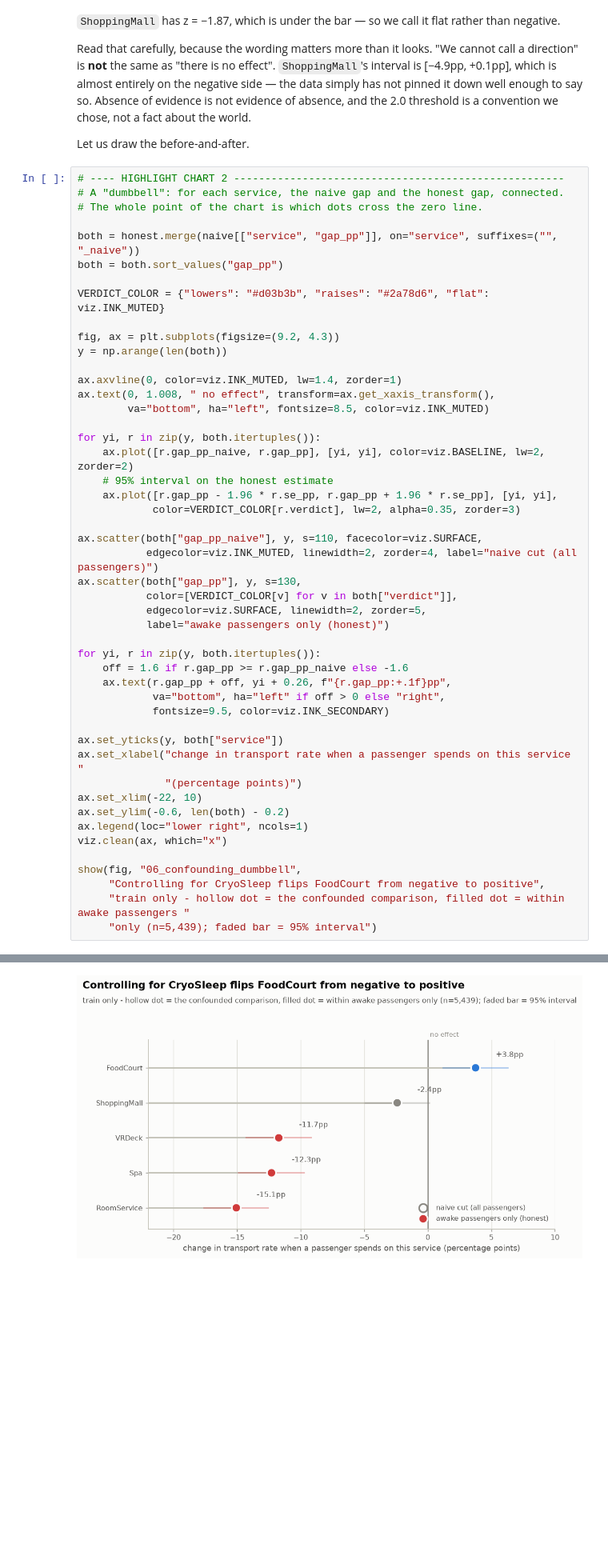
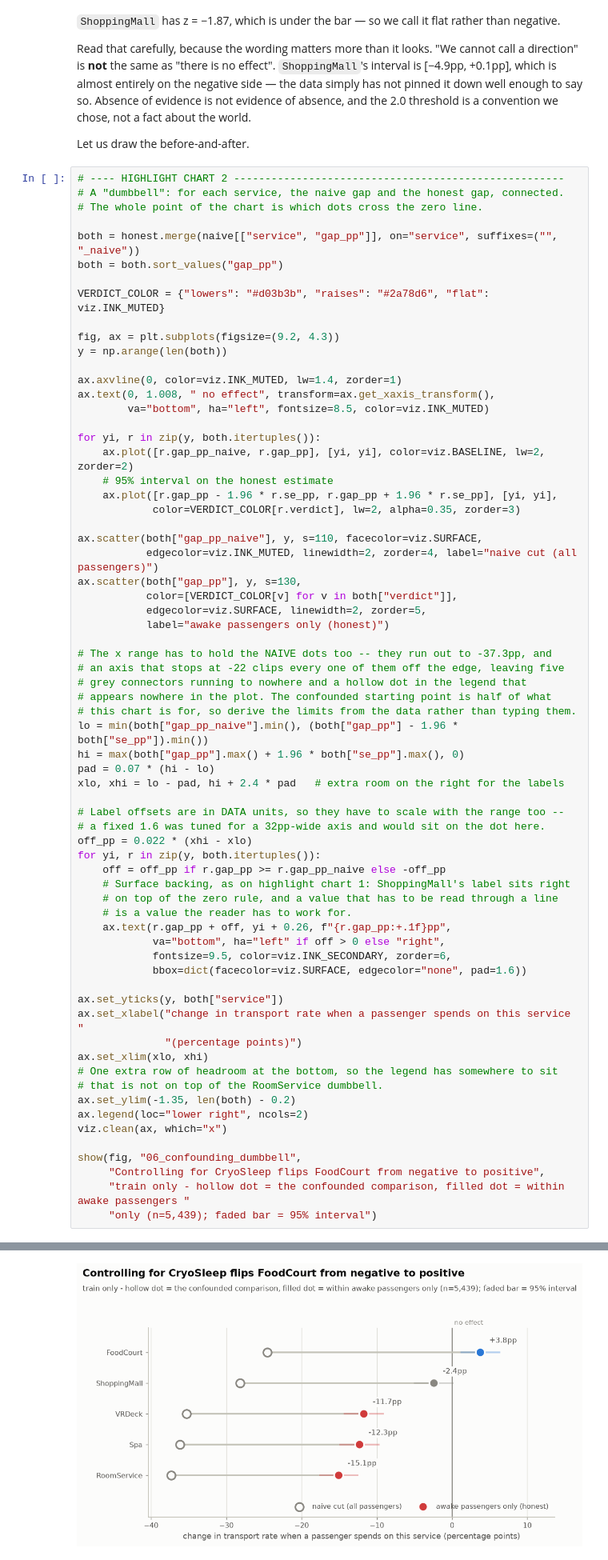
Before and after one commit to AokDesu/csc345-spaceship-titanic, a Jupyter notebook: notebooks/01_eda_walkthrough.ipynb, the cells around one changed output, grey strips where cells are left out. Shown at 80% size. Cells and saved outputs as stored; diff of their text form; blank space fills up the shorter version.

```diff
--- a/notebooks/01_eda_walkthrough.ipynb
+++ b/notebooks/01_eda_walkthrough.ipynb
@@ -651,39 +651,58 @@ ax.text(0, 1.008, " no effect", transform=ax.get_xaxis_transform(),
         va="bottom", ha="left", fontsize=8.5, color=viz.INK_MUTED)
 
 for yi, r in zip(y, both.itertuples()):
     ax.plot([r.gap_pp_naive, r.gap_pp], [yi, yi], color=viz.BASELINE, lw=2, zorder=2)
     # 95% interval on the honest estimate
     ax.plot([r.gap_pp - 1.96 * r.se_pp, r.gap_pp + 1.96 * r.se_pp], [yi, yi],
             color=VERDICT_COLOR[r.verdict], lw=2, alpha=0.35, zorder=3)
 
 ax.scatter(both["gap_pp_naive"], y, s=110, facecolor=viz.SURFACE,
            edgecolor=viz.INK_MUTED, linewidth=2, zorder=4, label="naive cut (all passengers)")
 ax.scatter(both["gap_pp"], y, s=130,
            color=[VERDICT_COLOR[v] for v in both["verdict"]],
            edgecolor=viz.SURFACE, linewidth=2, zorder=5,
            label="awake passengers only (honest)")
 
+# The x range has to hold the NAIVE dots too -- they run out to -37.3pp, and
+# an axis that stops at -22 clips every one of them off the edge, leaving five
+# grey connectors running to nowhere and a hollow dot in the legend that
+# appears nowhere in the plot. The confounded starting point is half of what
+# this chart is for, so derive the limits from the data rather than typing them.
+lo = min(both["gap_pp_naive"].min(), (both["gap_pp"] - 1.96 * both["se_pp"]).min())
+hi = max(both["gap_pp"].max() + 1.96 * both["se_pp"].max(), 0)
+pad = 0.07 * (hi - lo)
+xlo, xhi = lo - pad, hi + 2.4 * pad   # extra room on the right for the labels
+
+# Label offsets are in DATA units, so they have to scale with the range too --
+# a fixed 1.6 was tuned for a 32pp-wide axis and would sit on the dot here.
+off_pp = 0.022 * (xhi - xlo)
 for yi, r in zip(y, both.itertuples()):
-    off = 1.6 if r.gap_pp >= r.gap_pp_naive else -1.6
+    off = off_pp if r.gap_pp >= r.gap_pp_naive else -off_pp
+    # Surface backing, as on highlight chart 1: ShoppingMall's label sits right
+    # on top of the zero rule, and a value that has to be read through a line
+    # is a value the reader has to work for.
     ax.text(r.gap_pp + off, yi + 0.26, f"{r.gap_pp:+.1f}pp",
             va="bottom", ha="left" if off > 0 else "right",
-            fontsize=9.5, color=viz.INK_SECONDARY)
+            fontsize=9.5, color=viz.INK_SECONDARY, zorder=6,
+            bbox=dict(facecolor=viz.SURFACE, edgecolor="none", pad=1.6))
 
 ax.set_yticks(y, both["service"])
 ax.set_xlabel("change in transport rate when a passenger spends on this service "
               "(percentage points)")
-ax.set_xlim(-22, 10)
-ax.set_ylim(-0.6, len(both) - 0.2)
-ax.legend(loc="lower right", ncols=1)
+ax.set_xlim(xlo, xhi)
+# One extra row of headroom at the bottom, so the legend has somewhere to sit
+# that is not on top of the RoomService dumbbell.
+ax.set_ylim(-1.35, len(both) - 0.2)
+ax.legend(loc="lower right", ncols=2)
 viz.clean(ax, which="x")
 
 show(fig, "06_confounding_dumbbell",
      "Controlling for CryoSleep flips FoodCourt from negative to positive",
      "train only - hollow dot = the confounded comparison, filled dot = within awake passengers "
      "only (n=5,439); faded bar = 95% interval")
 # %% [output]
   -> figures/nb/06_confounding_dumbbell.png
-[figure, old version]
+[figure, new version]
 # %% [markdown]
 ### How to read this chart
 
```
Also changed, not shown: 1 other file.
